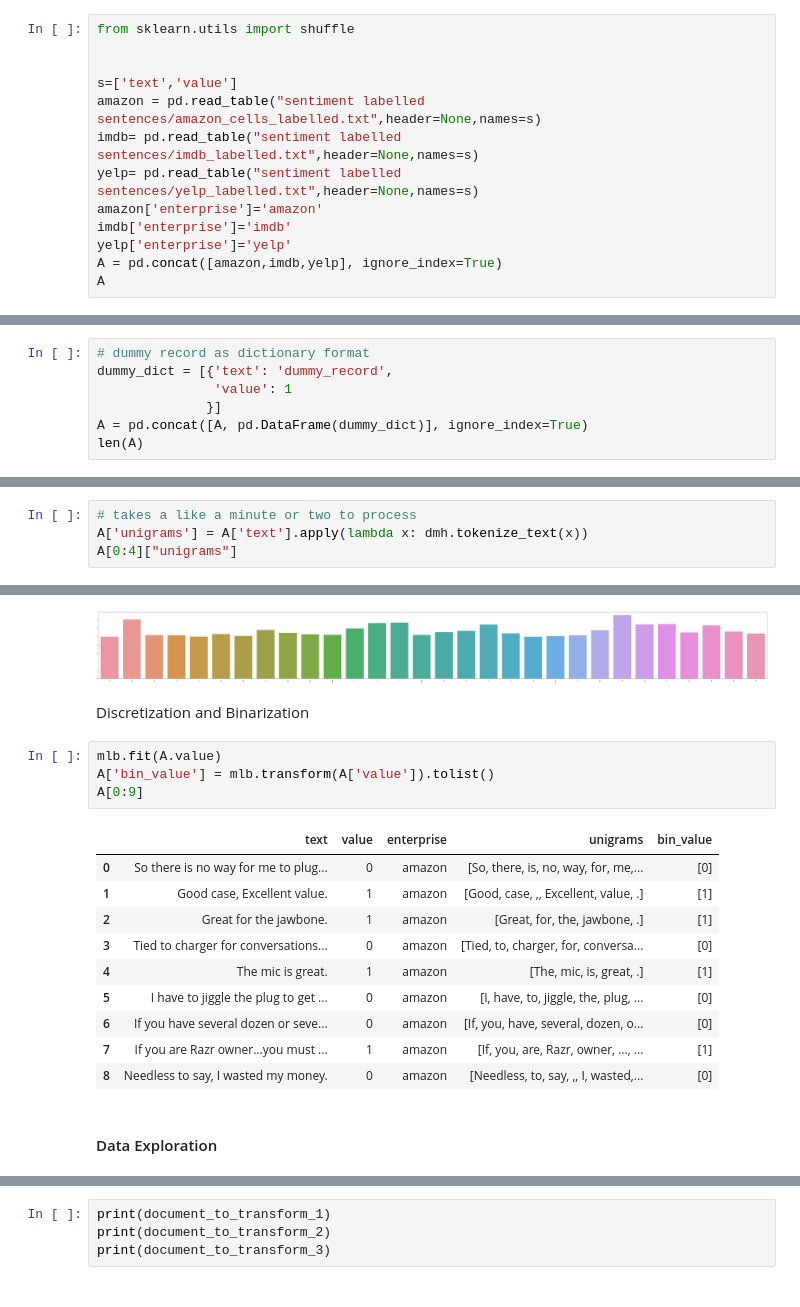
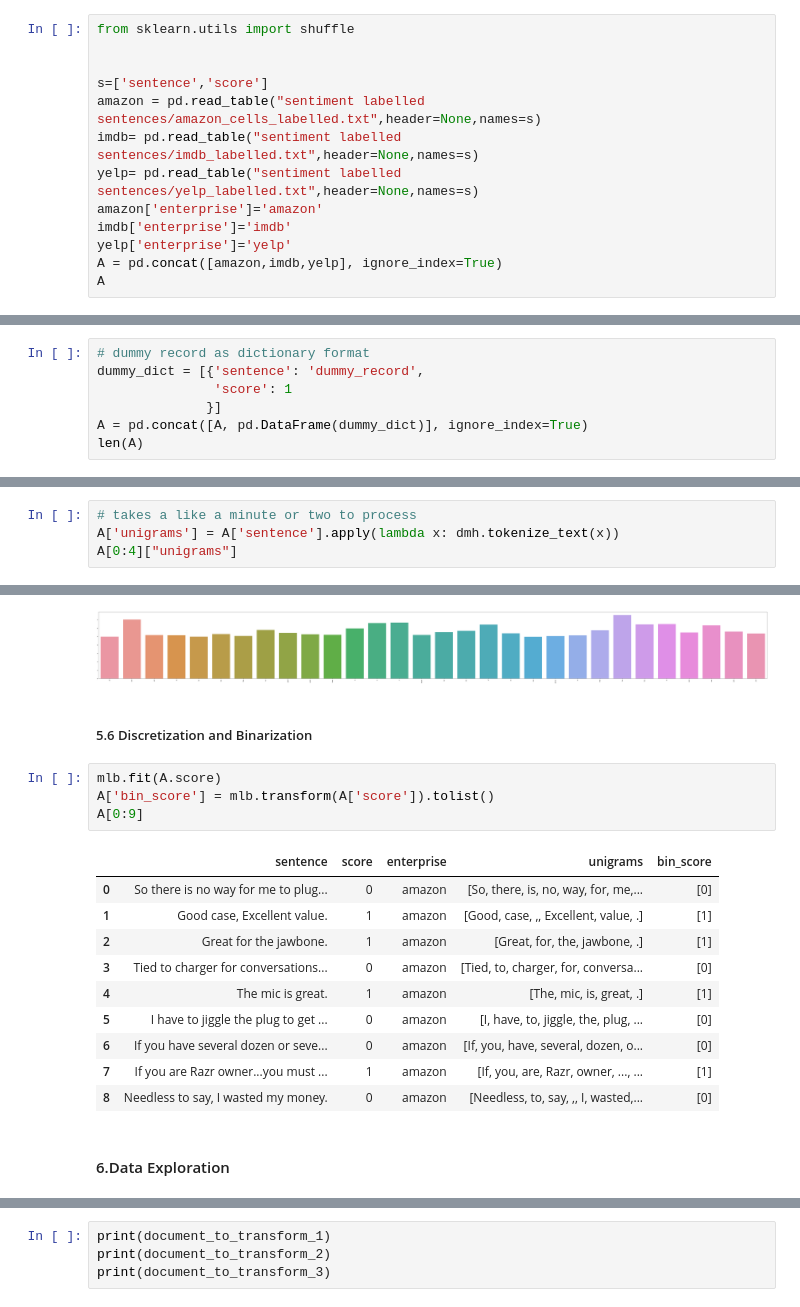
Before and after one commit to y880916c/DM2022-Lab1-Master, a Jupyter notebook: DM2022-Lab1-Homework.ipynb, the cells around one changed output, grey strips where cells are left out. Saved outputs shown, nothing was run; the diff lists cells and outputs as text.

```diff
--- a/DM2022-Lab1-Homework.ipynb
+++ b/DM2022-Lab1-Homework.ipynb
@@ -297,7 +297,7 @@ X[0:9]
 from sklearn.utils import shuffle
 
 
-s=['text','value']
+s=['sentence','score']
 amazon = pd.read_table("sentiment labelled sentences/amazon_cells_labelled.txt",header=None,names=s)
 imdb= pd.read_table("sentiment labelled sentences/imdb_labelled.txt",header=None,names=s)
 yelp= pd.read_table("sentiment labelled sentences/yelp_labelled.txt",header=None,names=s)
@@ -439,7 +439,7 @@ result_with_series.isnull().apply(lambda x: dmh.check_missing_values(x))
 # %%
 # dummy record as dictionary format
-dummy_dict = [{'text': 'dummy_record',
-               'value': 1
+dummy_dict = [{'sentence': 'dummy_record',
+               'score': 1
               }]
 A = pd.concat([A, pd.DataFrame(dummy_dict)], ignore_index=True)
 len(A)
@@ -560,6 +560,6 @@ imdb           742         291
 # %%
 # takes a like a minute or two to process
-A['unigrams'] = A['text'].apply(lambda x: dmh.tokenize_text(x))
+A['unigrams'] = A['sentence'].apply(lambda x: dmh.tokenize_text(x))
 A[0:4]["unigrams"]
 # %% [output]
 0    [So, there, is, no, way, for, me, to, plug, it...
@@ -775,14 +775,14 @@ g = sns.barplot(x=count_vect.get_feature_names_out()[:300],
 g.set_xticklabels(count_vect.get_feature_names_out()[:300], rotation = 90);
 # %% [output]
 [figure]
-# %% [markdown]
-Discretization and Binarization
+# %% [markdown]
+##### 5.6 Discretization and Binarization
 # %%
-mlb.fit(A.value)
-A['bin_value'] = mlb.transform(A['value']).tolist()
+mlb.fit(A.score)
+A['bin_score'] = mlb.transform(A['score']).tolist()
 A[0:9]
 # %% [output]
-|  | text | value | enterprise | unigrams | bin_value |
+|  | sentence | score | enterprise | unigrams | bin_score |
 | 0 | So there is no way for me to plug... | 0 | amazon | [So, there, is, no, way, for, me,... | [0] |
 | 1 | Good case, Excellent value. | 1 | amazon | [Good, case, ,, Excellent, value, .] | [1] |
 | 2 | Great for the jawbone. | 1 | amazon | [Great, for, the, jawbone, .] | [1] |
@@ -793,7 +793,7 @@ A[0:9]
 | 7 | If you are Razr owner...you must ... | 1 | amazon | [If, you, are, Razr, owner, ..., ... | [1] |
 | 8 | Needless to say, I wasted my money. | 0 | amazon | [Needless, to, say, ,, I, wasted,... | [0] |
 # %% [markdown]
-#### Data Exploration
+#### 6.Data Exploration
 # %%
 # We retrieve 3 sentences for a random record
 document_to_transform_1 = []
```
Also changed, not shown: parts of 46 cells of this notebook.
